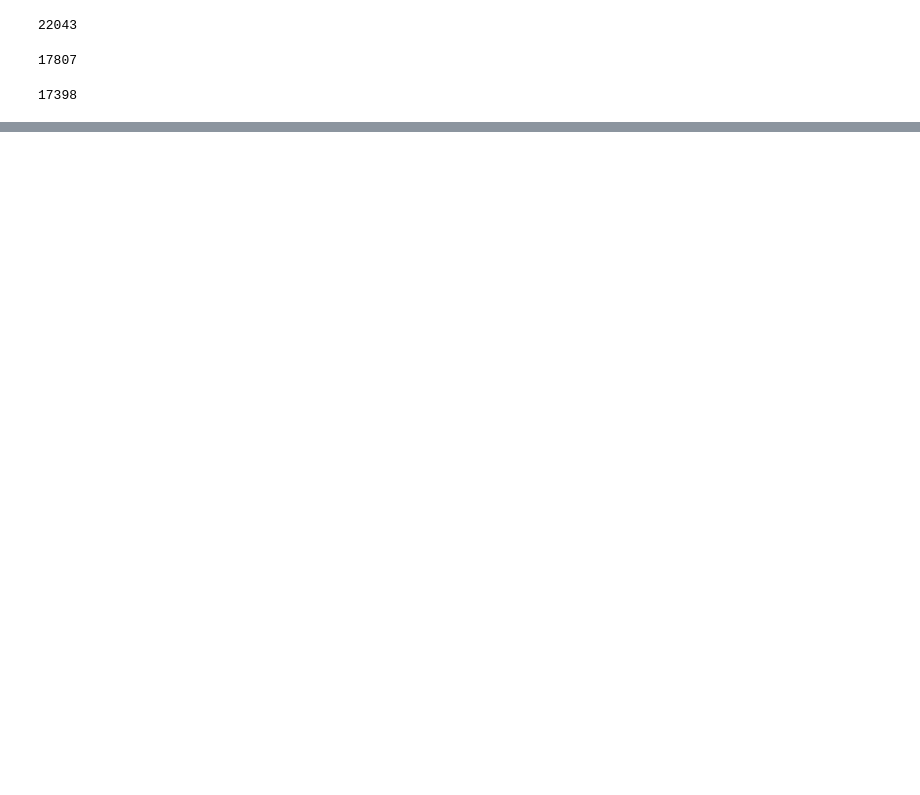
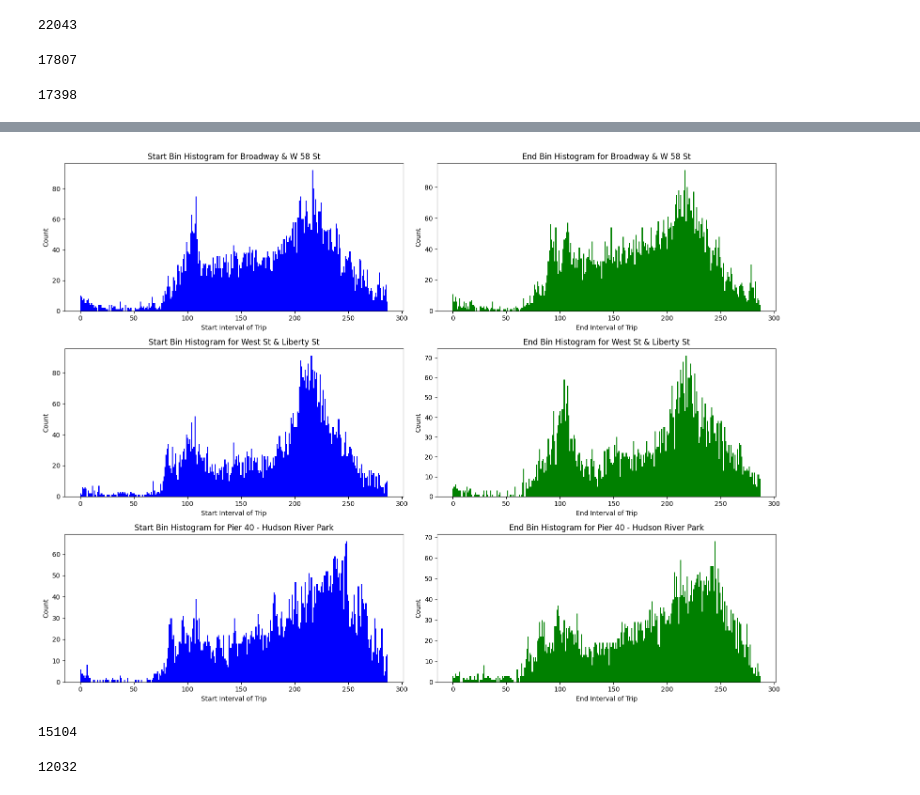
Before and after one commit to bwoody13/nyc-citibike-markovchain, a Jupyter notebook: project.ipynb, the cells around one changed output, grey strips where cells are left out. Saved outputs shown, nothing was run; the diff lists cells and outputs as text; code cells hidden in the pictures; blank space fills up the shorter version.

Commit message:
updated with removal of weekends and discretization into 5 min intervals

```diff
--- a/project.ipynb
+++ b/project.ipynb
@@ -223,0 +238,6 @@ Todo after:
+# %%
+mask_st = df_citibike.start_station_id.isin(station_ids)
+mask_end = df_citibike.end_station_id.isin(station_ids)
+df_stations = df_citibike[mask_st | mask_end].reset_index(drop=True)
+# %%
+df_stations = df_stations.drop(["start_lat", "start_lng", "end_lat", "end_lng"], axis=1)
@@ -223,0 +246,3 @@ Todo after:
+# %%
+df_stations["weekday"] = df_stations["started_at"].dt.dayofweek
+df_stations = df_stations[df_stations.weekday < 5]
@@ -223,0 +251,4 @@ Todo after:
+# %%
+# Extract the time part
+df_stations['start_bin'] = ((df_stations['started_at'].dt.hour * 60 + df_stations['started_at'].dt.minute) // 5)
+df_stations['end_bin'] = ((df_stations['ended_at'].dt.hour * 60 + df_stations['ended_at'].dt.minute) // 5)
@@ -223,0 +264,25 @@ Todo after:
+# %%
+plt.figure(figsize=(16, 12))
+for i, station_id in enumerate(station_ids):
+    # Create masks for trips that start or end at the current station
+    mask_st = df_stations['start_station_id'] == station_id
+    mask_end = df_stations['end_station_id'] == station_id
+
+    # Histogram for start bin (1st column)
+    plt.subplot(3, 2, 2*i + 1)  # 3 rows, 2 columns, subplot index for start bin
+    plt.hist(df_stations[mask_st].start_bin, bins=24*60//5, color='blue')
+    plt.title(f"""Start Bin Histogram for {station_map[station_id].get("station_name")}""")
+    plt.xlabel('Start Interval of Trip')
+    plt.ylabel('Count')
+
+    # Histogram for end bin (2nd column)
+    plt.subplot(3, 2, 2*i + 2)  # 3 rows, 2 columns, subplot index for end bin
+    plt.hist(df_stations[mask_end].end_bin, bins=288, color='green')
+    plt.title(f"""End Bin Histogram for {station_map[station_id].get("station_name")}""")
+    plt.xlabel('End Interval of Trip')
+    plt.ylabel('Count')
+
+plt.tight_layout()  # Adjust layout
+plt.show()
+# %% [output]
+[figure, added]
@@ -223,0 +293,4 @@ Todo after:
+# %%
+len(df_s1)
+# %% [output]
+15104
@@ -223,0 +301,4 @@ Todo after:
+# %%
+len(df_s2)
+# %% [output]
+12032
```
Also changed, not shown: parts of 13 cells of this notebook.
